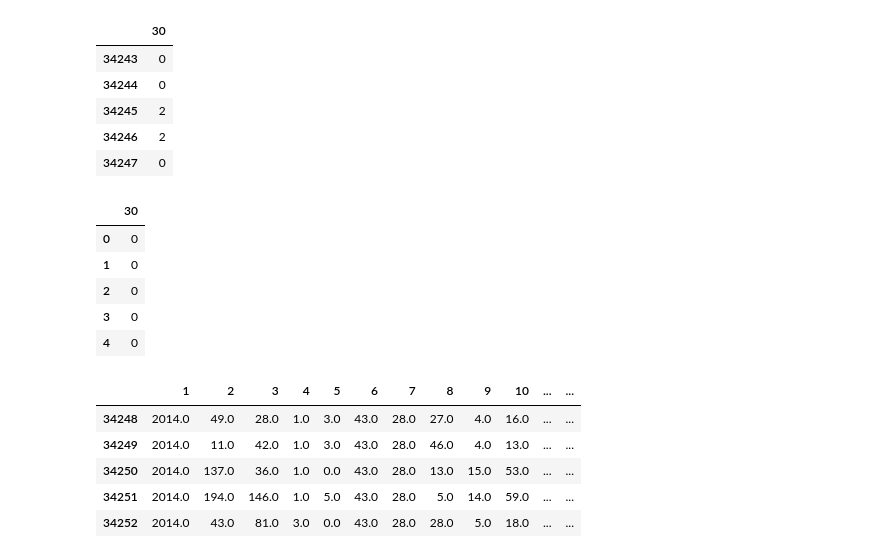
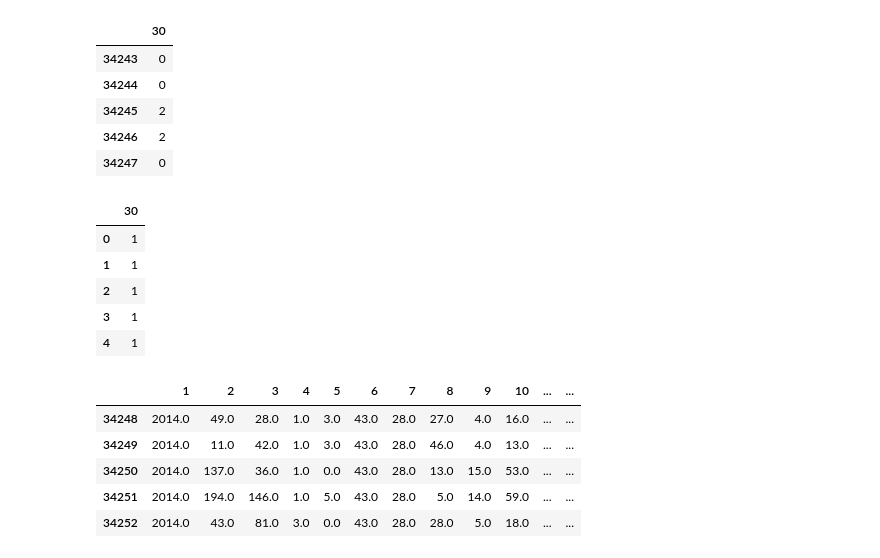
Before and after one commit to fcavazzoli/Prode, a Jupyter notebook: Prode.ipynb, the cells around one changed output. Cells and saved outputs as stored; diff of their text form; code cells hidden in the pictures.

```diff
--- a/Prode.ipynb
+++ b/Prode.ipynb
@@ -253,15 +253,15 @@ resultados.tail()
 | 34247 | 0 |
 # %%
 resultados_p = resultados
-resultados_p[30] = 0
+resultados_p[30] = 1
 resultados_p.head()
 # %% [output]
 |  | 30 |
-| 0 | 0 |
-| 1 | 0 |
-| 2 | 0 |
-| 3 | 0 |
-| 4 | 0 |
+| 0 | 1 |
+| 1 | 1 |
+| 2 | 1 |
+| 3 | 1 |
+| 4 | 1 |
 # %%
 for x in history.columns:
     history[x] = history.apply(lambda y: float(y[x]), axis=1)
```
Also changed, not shown: parts of 1 cell of this notebook.
